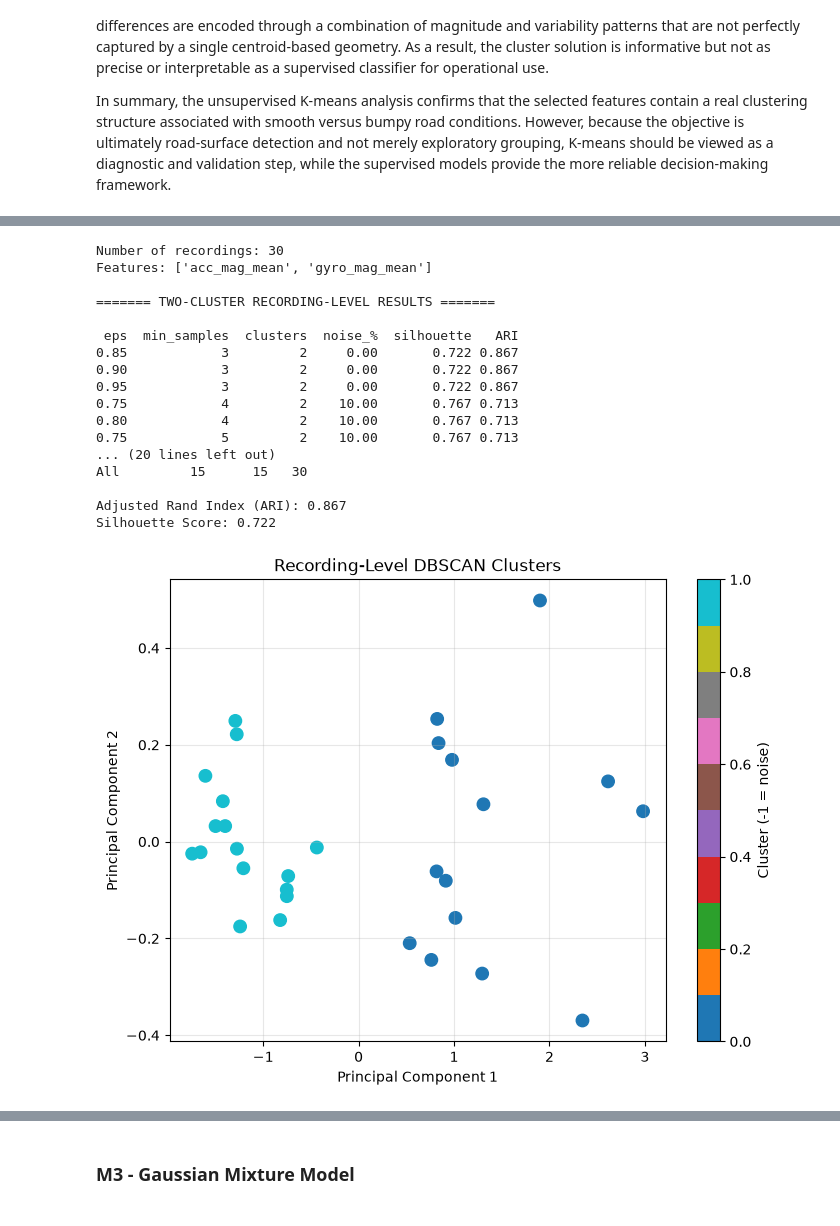
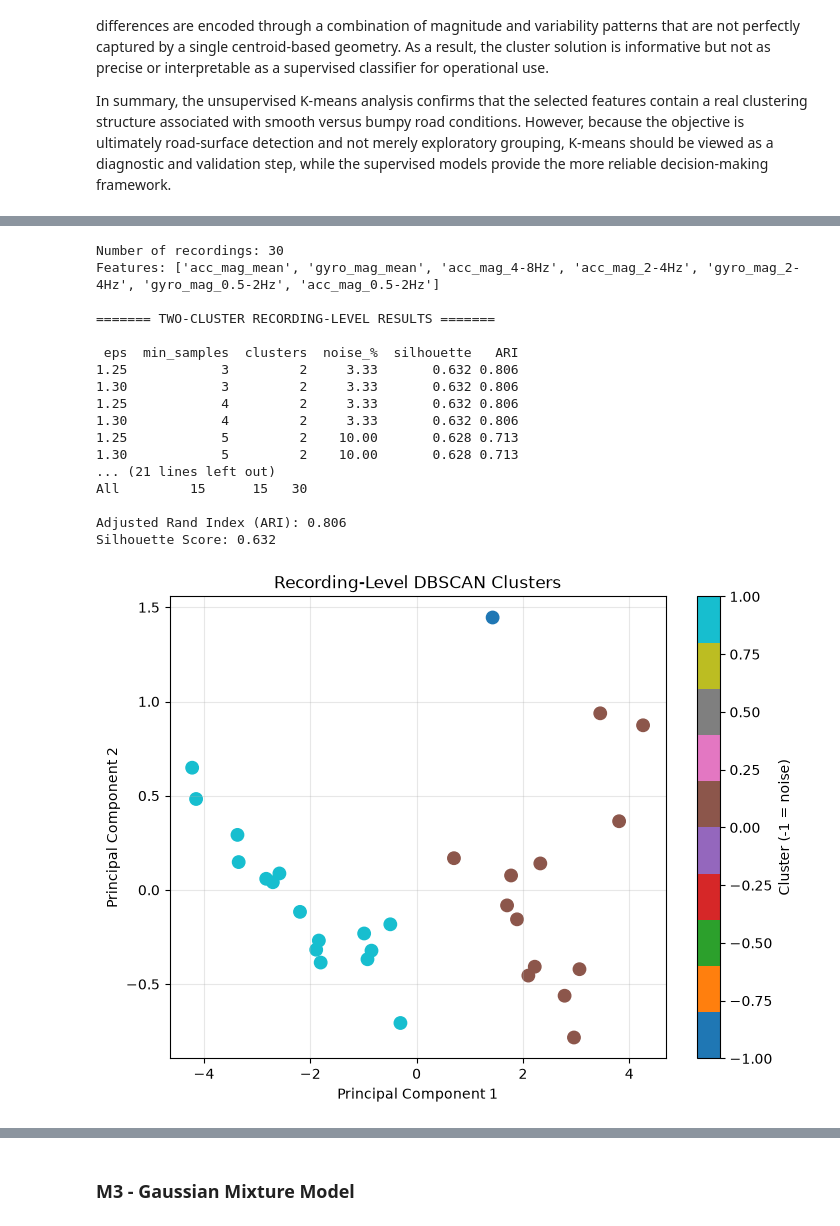
Before and after one commit to dhafinrizaldi/tue-5are0-bike-lane-quality, a Jupyter notebook: group11.ipynb, the cells around one changed output, grey strips where cells are left out. Cells and saved outputs as stored; diff of their text form; code cells hidden in the pictures.

```diff
--- a/group11.ipynb
+++ b/group11.ipynb
@@ -1172,7 +1261,7 @@ print(f"\nNumber of samples: {len(X_scaled)}")
 
 
 # k-distance plot
-min_samples = 4   # the 2 x n_features rule of thumb, with 2 selected features
+min_samples = 2 * len(SELECTED_FEATURES)   # the 2 x n_features rule of thumb
 
 neighbors = NearestNeighbors(n_neighbors=min_samples)
 neighbors.fit(X_scaled)
@@ -1194,7 +1283,7 @@ true_labels = (df_features["label"] == "bumpy").astype(int)
 
 
 # Test several eps values
-eps_values = np.arange(0.15, 0.81, 0.05)
+eps_values = np.arange(0.3, 1.51, 0.05)
 
 results = []
 
@@ -1248,7 +1337,7 @@ print(
 
 
 # Final window-level DBSCAN
-eps = 0.45
+eps = 0.6
 
 dbscan = DBSCAN(
     eps=eps,
@@ -1431,7 +1520,7 @@ results = []
 
 for min_samples in [3, 4, 5, 6]:
 
-    for eps in np.arange(0.2, 1.51, 0.05):
+    for eps in np.arange(0.2, 2.01, 0.05):
 
         model = DBSCAN(
             eps=eps,
@@ -1494,7 +1583,7 @@ print(
 
 
 # Use one parameter combination from the stable range
-eps = 0.85
+eps = 1.3
 min_samples = 3
 
 dbscan_recording = DBSCAN(
@@ -1577,41 +1666,41 @@ plt.show()
 plt.figure(figsize=(8, 6))
 
 scatter = plt.scatter(
     X_recording_pca[:, 0],
     X_recording_pca[:, 1],
     c=true_labels_recording,
     cmap="coolwarm",
     s=80
 )
 
 plt.xlabel("Principal Component 1")
 plt.ylabel("Principal Component 2")
 plt.title("Actual Recording-Level Road Labels")
 
 plt.colorbar(
     scatter,
     ticks=[0, 1],
     label="0 = Smooth, 1 = Bumpy"
 )
 
 plt.grid(alpha=0.3)
 plt.show()
 # %% [output]
 Number of recordings: 30
-Features: ['acc_mag_mean', 'gyro_mag_mean']
+Features: ['acc_mag_mean', 'gyro_mag_mean', 'acc_mag_4-8Hz', 'acc_mag_2-4Hz', 'gyro_mag_2-4Hz', 'gyro_mag_0.5-2Hz', 'acc_mag_0.5-2Hz']
 
 ======= TWO-CLUSTER RECORDING-LEVEL RESULTS =======
 
  eps  min_samples  clusters  noise_%  silhouette   ARI
-0.85            3         2     0.00       0.722 0.867
-0.90            3         2     0.00       0.722 0.867
-0.95            3         2     0.00       0.722 0.867
-0.75            4         2    10.00       0.767 0.713
-0.80            4         2    10.00       0.767 0.713
-0.75            5         2    10.00       0.767 0.713
-... (20 lines left out)
+1.25            3         2     3.33       0.632 0.806
+1.30            3         2     3.33       0.632 0.806
+1.25            4         2     3.33       0.632 0.806
+1.30            4         2     3.33       0.632 0.806
+1.25            5         2    10.00       0.628 0.713
+1.30            5         2    10.00       0.628 0.713
+... (21 lines left out)
 All         15      15   30
 
-Adjusted Rand Index (ARI): 0.867
-Silhouette Score: 0.722
+Adjusted Rand Index (ARI): 0.806
+Silhouette Score: 0.632
-[figure, old version]
+[figure, new version]
```
Also changed, not shown: parts of 41 cells of this notebook.
